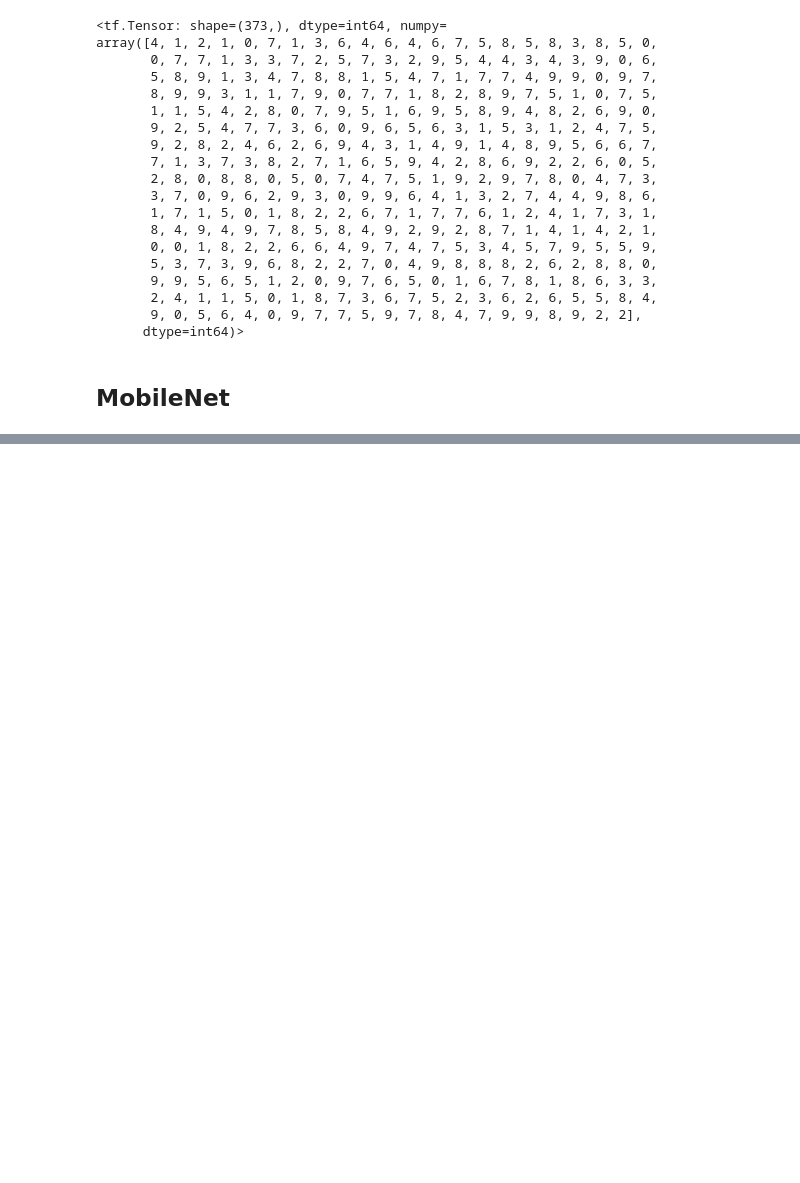
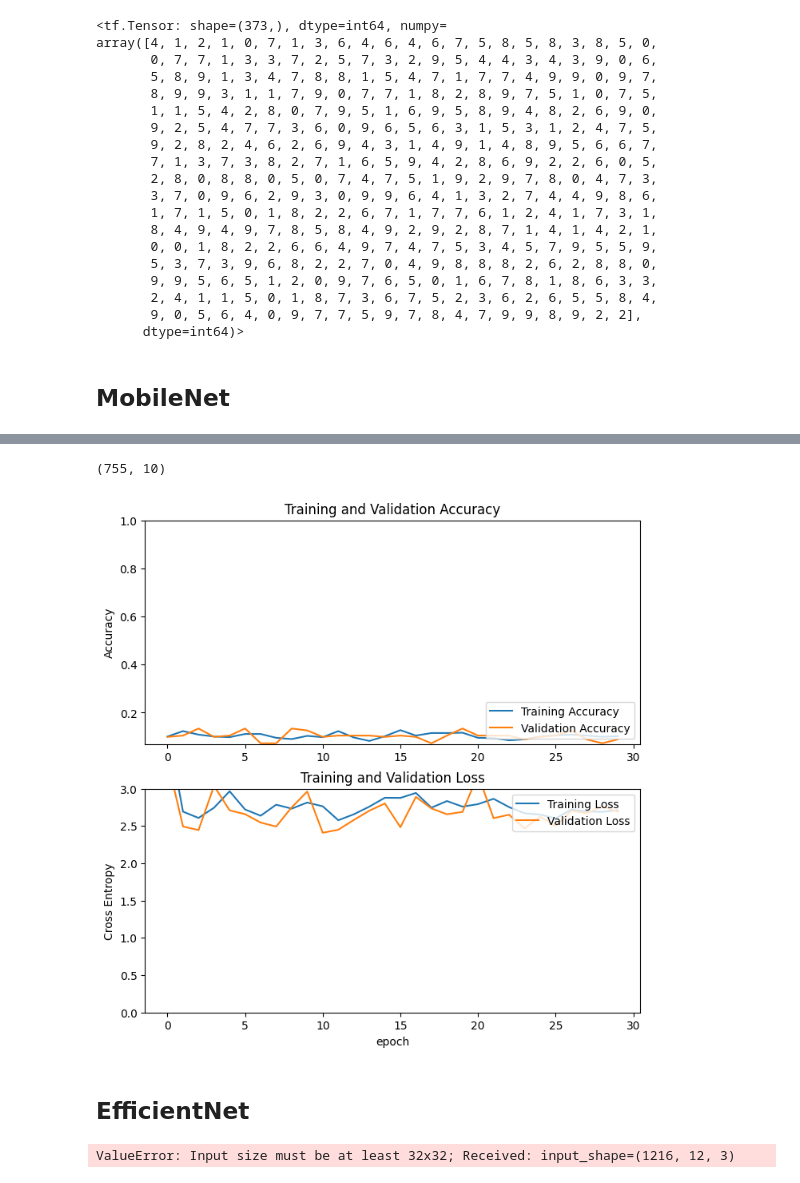
Before and after one commit to derSchmetterling/chord_recognition, a Jupyter notebook: keras_cnn.ipynb, the cells around one changed output, grey strips where cells are left out. Saved outputs shown, nothing was run; the diff lists cells and outputs as text; code cells hidden in the pictures; blank space fills up the shorter version.

```diff
--- a/keras_cnn.ipynb
+++ b/keras_cnn.ipynb
@@ -288,4 +291,4 @@ print(feature_batch.shape)
 # %%
-base_model.trainable = False
+base_model.trainable = True
 global_average_layer = tf.keras.layers.GlobalAveragePooling2D()
 feature_batch_average = global_average_layer(feature_batch)
@@ -322,7 +337,7 @@ x = tf.keras.layers.Dropout(0.2)(x)
 outputs = prediction_layer(x)
 model = tf.keras.Model(inputs, outputs)
 # %%
-base_learning_rate = 0.0001
+base_learning_rate = 0.4
 model.compile(optimizer=tf.keras.optimizers.Adam(learning_rate=base_learning_rate),
               loss=tf.keras.losses.CategoricalCrossentropy(from_logits=False),
               metrics=[tf.keras.metrics.CategoricalAccuracy()])
@@ -332,0 +348,6 @@ len(model.trainable_variables)
+# %%
+initial_epochs = 30
+
+history = model.fit(X_train_mobile, y_train_encoded,
+                    epochs=initial_epochs,
+                    validation_data=(X_test_mobile, y_test_encoded))
@@ -332,0 +372,61 @@ len(model.trainable_variables)
+# %%
+y_train_encoded.shape
+# %% [output]
+(755, 10)
+# %%
+import matplotlib.pyplot as plt
+acc = history.history['categorical_accuracy']
+val_acc = history.history['val_categorical_accuracy']
+
+loss = history.history['loss']
+val_loss = history.history['val_loss']
+
+plt.figure(figsize=(8, 8))
+plt.subplot(2, 1, 1)
+plt.plot(acc, label='Training Accuracy')
+plt.plot(val_acc, label='Validation Accuracy')
+plt.legend(loc='lower right')
+plt.ylabel('Accuracy')
+plt.ylim([min(plt.ylim()),1])
+plt.title('Training and Validation Accuracy')
+
+plt.subplot(2, 1, 2)
+plt.plot(loss, label='Training Loss')
+plt.plot(val_loss, label='Validation Loss')
+plt.legend(loc='upper right')
+plt.ylabel('Cross Entropy')
+plt.ylim([0,3.0])
+plt.title('Training and Validation Loss')
+plt.xlabel('epoch')
+plt.show()
+# %% [output]
+[figure, added]
+# %% [markdown]
+## EfficientNet
+# %%
+
+IMG_SHAPE = (X_train.shape[1], X_train.shape[2],3)
+
+
+def add_channels(array):
+
+    arr = np.expand_dims(array, axis = -1)
+    # pad the missing dims with zeros
+    pad = ((0,0),)* + ((0,2),)
+    padded = np.pad(arr, pad, 'constant', constant_values = 0)
+
+    return padded
+
+X_train_mobile = add_channels(X_train)
+X_test_mobile = add_channels(X_test)
+
+
+
+
+
+base_model = tf.keras.applications.efficientnet.EfficientNetB0(input_shape=IMG_SHAPE,
+                                               include_top=False,
+                                               weights='imagenet',
+                                               classifier_activation='softmax')
+# %% [output]
+ValueError: Input size must be at least 32x32; Received: input_shape=(1216, 12, 3)
```
Also changed, not shown: parts of 28 cells of this notebook.
